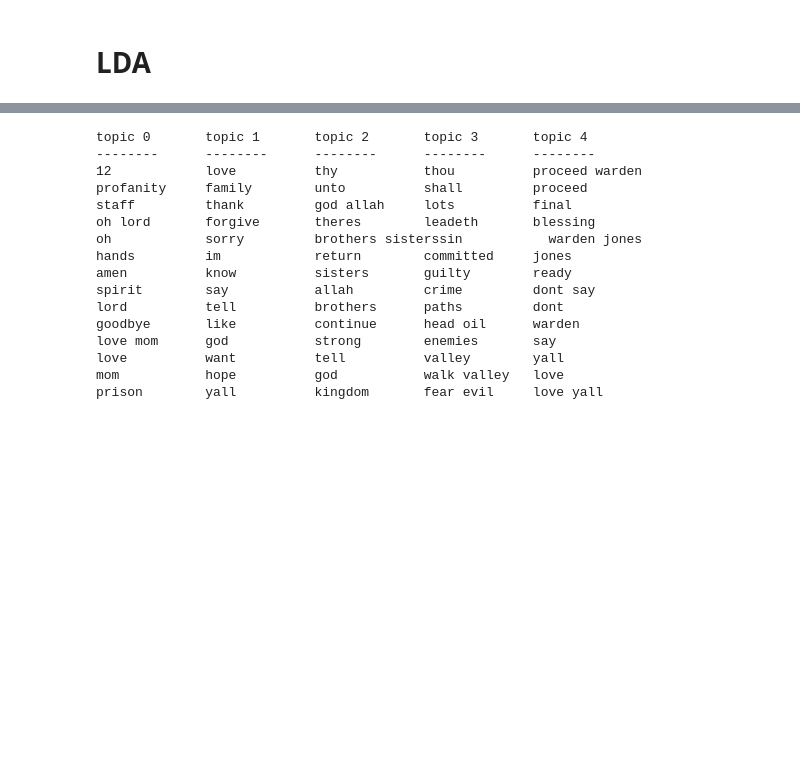
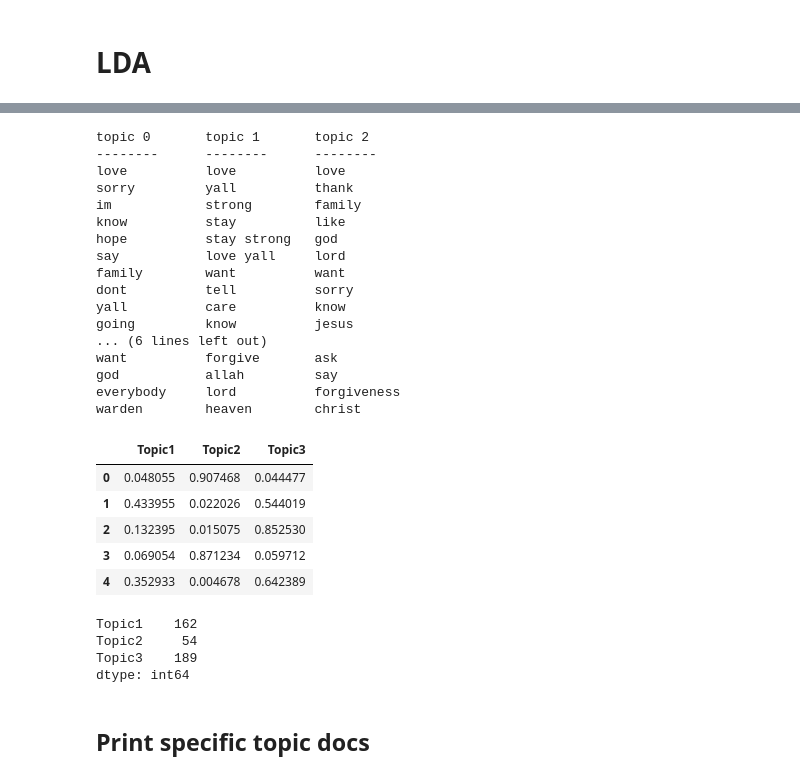
Before and after one commit to amycurneen/Metis-Curneen, a Jupyter notebook: 4_Death_row/Last_words_clustering.ipynb, the cells around one changed output, grey strips where cells are left out. Cells and saved outputs as stored; diff of their text form; code cells hidden in the pictures; blank space fills up the shorter version.

```diff
--- a/4_Death_row/Last_words_clustering.ipynb
+++ b/4_Death_row/Last_words_clustering.ipynb
@@ -155,9 +205,10 @@ len(feature_names)
 # %% [markdown]
 # LDA
 # %%
-num_topics = 5
+num_topics = 3
 # %%
-lda = LatentDirichletAllocation(n_topics=num_topics, max_iter = 15, random_state=0, n_jobs=-1)
+lda = LatentDirichletAllocation(n_components=num_topics, max_iter = 15, random_state=0,
+                                n_jobs=-1, learning_method='batch')
 # %%
 document_topics = lda.fit_transform(x)
 # %%
@@ -167,22 +247,33 @@ lda.components_.shape: (5, 1082)
 # %%
 sorting = np.argsort(lda.components_,axis=1)[:,::-1]
-feature_names = np.array(tfidf.get_feature_names())
+feature_names = np.array(vect.get_feature_names())
 mglearn.tools.print_topics(topics=range(num_topics),feature_names=feature_names,
-                           sorting=sorting,topics_per_chunk=6,n_words=14)
+                           sorting=sorting,topics_per_chunk=6,n_words=20)
 # %% [output]
-topic 0       topic 1       topic 2       topic 3       topic 4
---------      --------      --------      --------      --------
-12            love          thy           thou          proceed warden
-profanity     family        unto          shall         proceed
-staff         thank         god allah     lots          final
-oh lord       forgive       theres        leadeth       blessing
-oh            sorry         brothers sisterssin           warden jones
-hands         im            return        committed     jones
-amen          know          sisters       guilty        ready
-spirit        say           allah         crime         dont say
-lord          tell          brothers      paths         dont
-goodbye       like          continue      head oil      warden
-love mom      god           strong        enemies       say
-love          want          tell          valley        yall
-mom           hope          god           walk valley   love
-prison        yall          kingdom       fear evil     love yall
+topic 0       topic 1       topic 2
+--------      --------      --------
+love          love          love
+sorry         yall          thank
+im            strong        family
+know          stay          like
+hope          stay strong   god
+say           love yall     lord
+family        want          want
+dont          tell          sorry
+yall          care          know
+going         know          jesus
+... (6 lines left out)
+want          forgive       ask
+god           allah         say
+everybody     lord          forgiveness
+warden        heaven        christ
+# %%
+df_document_topics = pd.DataFrame(document_topics, columns=["Topic"+str(i+1) for i in range(num_topics)])
+df_document_topics.head()
+# %% [output]
+|  | Topic1 | Topic2 | Topic3 |
+| 0 | 0.048055 | 0.907468 | 0.044477 |
+| 1 | 0.433955 | 0.022026 | 0.544019 |
+| 2 | 0.132395 | 0.015075 | 0.852530 |
+| 3 | 0.069054 | 0.871234 | 0.059712 |
+| 4 | 0.352933 | 0.004678 | 0.642389 |
@@ -189,3 +284,12 @@ prison        yall          kingdom       fear evil     love yall
+# %%
+most_likely_topics.groupby(most_likely_topics).count()
+# %% [output]
+Topic1    162
+Topic2     54
+Topic3    189
+dtype: int64
+# %% [markdown]
+## Print specific topic docs
 # %%
 topics = np.array([range(num_topics)])
 # %%
```
Also changed, not shown: parts of 17 cells of this notebook, 38 other files.
